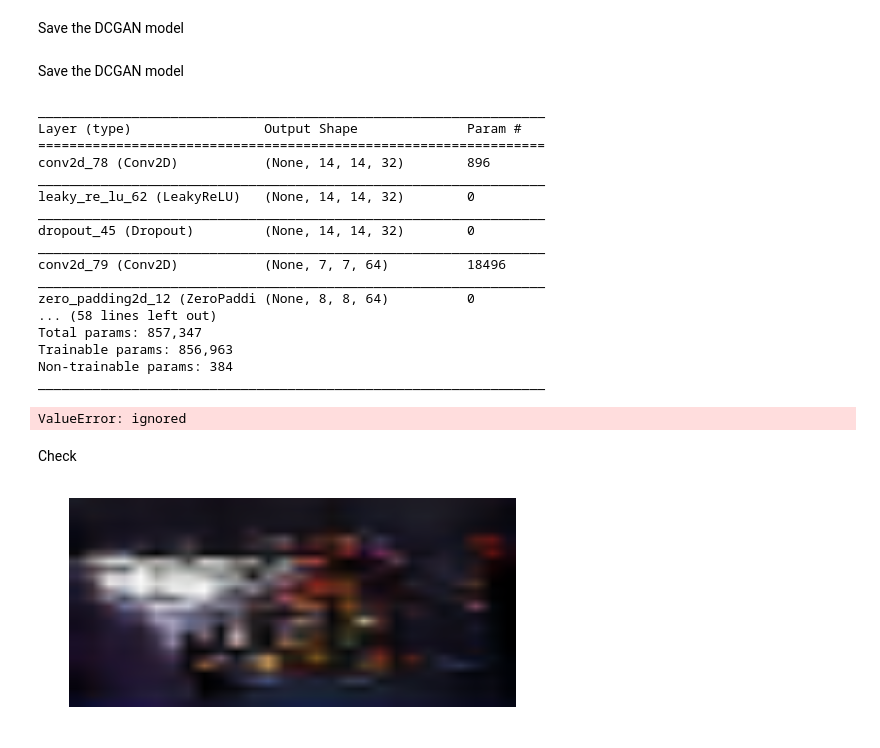
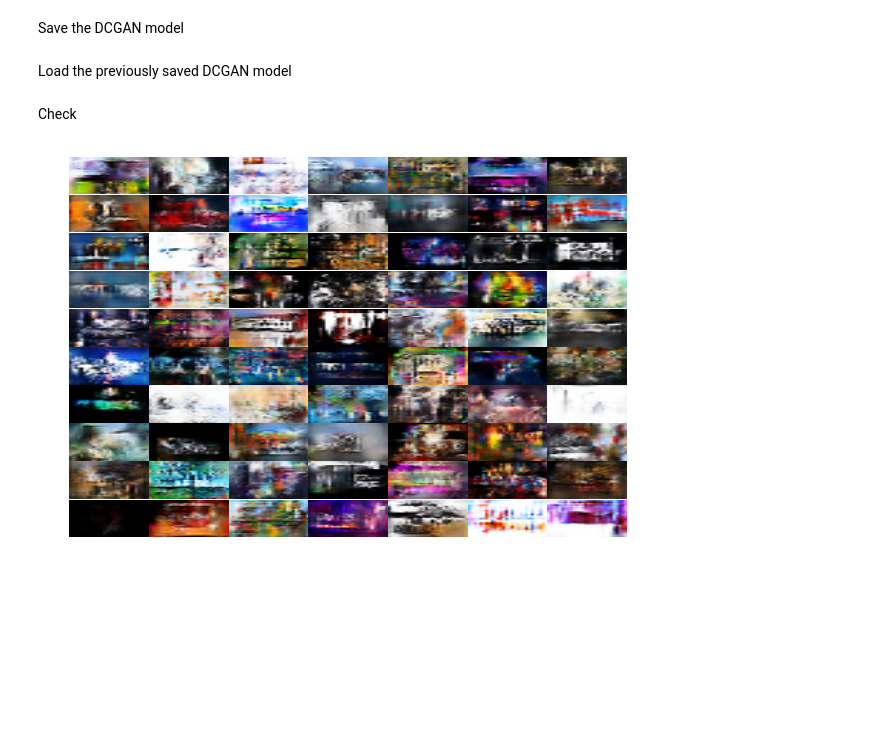
Before and after one commit to woctezuma/google-colab, a Jupyter notebook: GAN.ipynb, the cells around one changed output. Drawn from its saved outputs; the diff is of its cells as text; code cells hidden in the pictures; blank space fills up the shorter version.

Commit message:
Update DCGAN notebook (good results)

```diff
--- a/GAN.ipynb
+++ b/GAN.ipynb
@@ -2765,32 +2856,15 @@ dcgan.combined.save_weights('dcgan_combined.hd5')
 # %% [markdown]
-Save the DCGAN model
+Load the previously saved DCGAN model
 # %%
 loaded_dcgan = DCGAN(img_rows=img_rows, img_cols=img_cols, channels=channels)
+
 loaded_dcgan.generator.load_weights('dcgan_generator.hd5')
 loaded_dcgan.discriminator.load_weights('dcgan_discriminator.hd5')
-loaded_dcgan.combined.load_weights('dcgan_combined.hd5')
+
+loaded_dcgan.create_combined_model()
-# %% [output]
-_________________________________________________________________
-Layer (type)                 Output Shape              Param #
-=================================================================
-conv2d_78 (Conv2D)           (None, 14, 14, 32)        896
-_________________________________________________________________
-leaky_re_lu_62 (LeakyReLU)   (None, 14, 14, 32)        0
-_________________________________________________________________
-dropout_45 (Dropout)         (None, 14, 14, 32)        0
-_________________________________________________________________
-conv2d_79 (Conv2D)           (None, 7, 7, 64)          18496
-_________________________________________________________________
-zero_padding2d_12 (ZeroPaddi (None, 8, 8, 64)          0
-... (58 lines left out)
-Total params: 857,347
-Trainable params: 856,963
-Non-trainable params: 384
-_________________________________________________________________
-ValueError: ignored
 # %% [markdown]
 Check
 # %%
-plot_samples_generated_by_model(loaded_dcgan, r=1, c=1)
+plot_samples_generated_by_model(loaded_dcgan)
 # %% [output]
-[figure, old version]
+[figure, new version]
```
Also changed, not shown: parts of 17 cells of this notebook.
